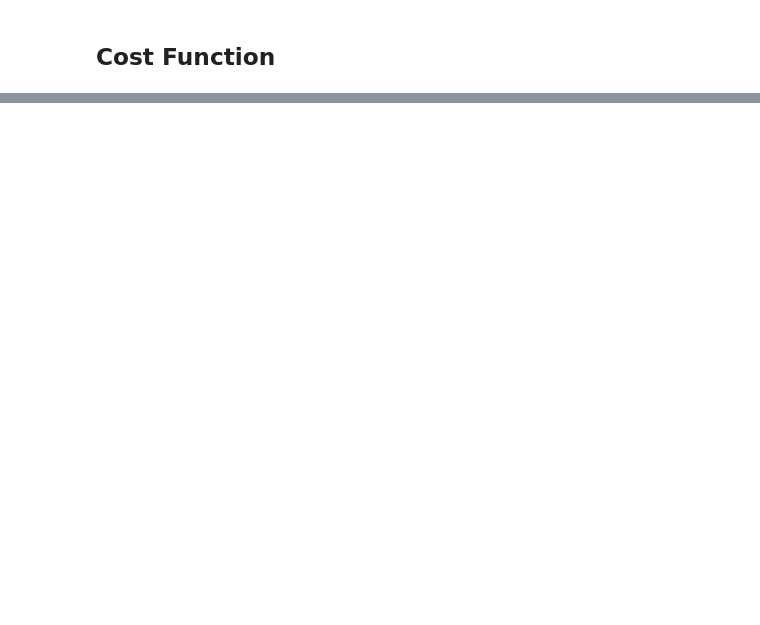
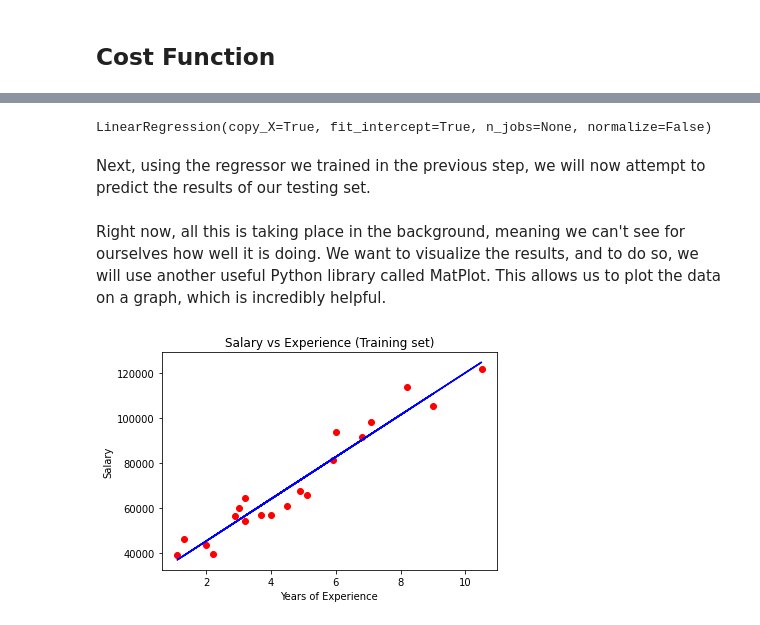
Before and after one commit to Intro-Course-AI-ML/LessonMaterials, a Jupyter notebook: LinearRegression.ipynb, the cells around one changed output, grey strips where cells are left out. Saved outputs shown, nothing was run; the diff lists cells and outputs as text; code cells hidden in the pictures; blank space fills up the shorter version.

Commit message:
added final linear regression notebook for 6/30/2020

```diff
--- a/LinearRegression.ipynb
+++ b/LinearRegression.ipynb
@@ -72,0 +79,5 @@ Artificial neural networks are deep learning models that are based on the struct
+# %%
+import pandas as pd
+dataset = pd.read_csv('Salary_Data.csv')
+X = dataset.iloc[:, :-1].values
+y = dataset.iloc[:,1].values
@@ -72,0 +86,4 @@ Artificial neural networks are deep learning models that are based on the struct
+# %%
+# Step 2: Split data into training and testing
+from sklearn.model_selection import train_test_split
+X_train, X_test, y_train, y_test = train_test_split(X, y, test_size=1/3, random_state=0)
@@ -72,0 +92,9 @@ Artificial neural networks are deep learning models that are based on the struct
+# %%
+# Step 3: Fit Simple Linear Regression to Training Data
+from sklearn.linear_model import LinearRegression
+regressor = LinearRegression()
+regressor.fit(X_train, y_train)
+# %% [output]
+LinearRegression(copy_X=True, fit_intercept=True, n_jobs=None, normalize=False)
+# %% [markdown]
+Next, using the regressor we trained in the previous step, we will now attempt to predict the results of our testing set.
@@ -72,0 +104,16 @@ Artificial neural networks are deep learning models that are based on the struct
+# %% [markdown]
+Right now, all this is taking place in the background, meaning we can't see for ourselves how well it is doing. We want to visualize the results, and to do so, we will use another useful Python library called MatPlot. This allows us to plot the data on a graph, which is incredibly helpful.
+# %%
+
+# Step 5 - Visualize training set results
+import matplotlib.pyplot as plt
+# plot the actual data points of training set
+plt.scatter(X_train, y_train, color = 'red')
+# plot the regression line
+plt.plot(X_train, regressor.predict(X_train), color='blue')
+plt.title('Salary vs Experience (Training set)')
+plt.xlabel('Years of Experience')
+plt.ylabel('Salary')
+plt.show()
+# %% [output]
+[figure, added]
```
Also changed, not shown: parts of 39 cells of this notebook, 2 other files.
